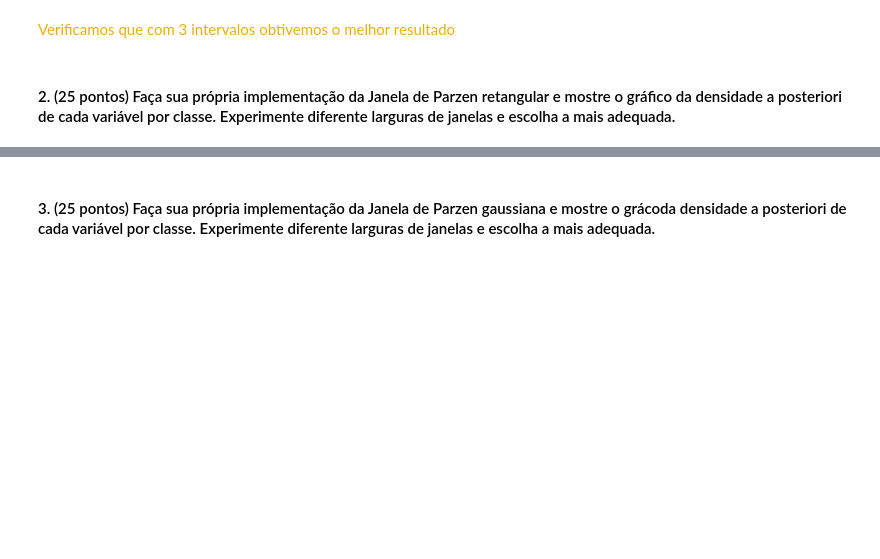
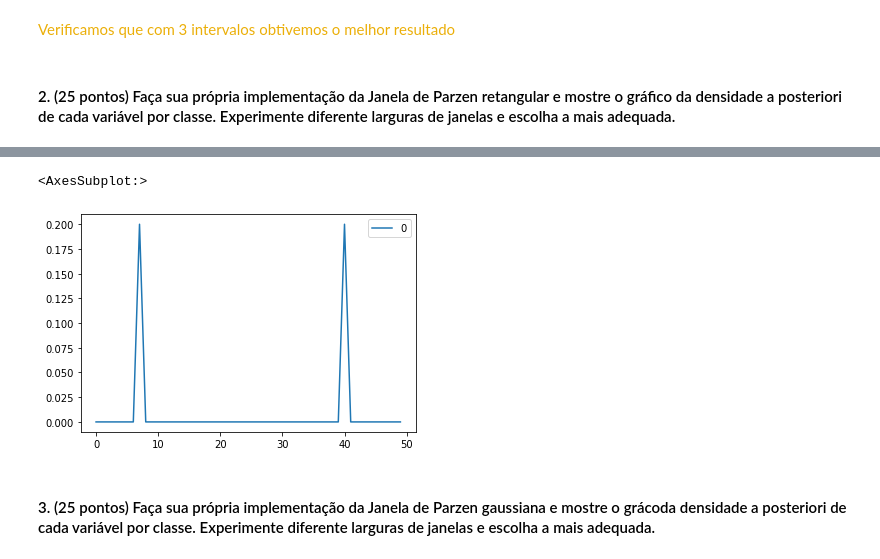
Before and after one commit to yuriresendematias/Aprendizagem-de-Maquina, a Jupyter notebook: Semana 9/Atividade9.ipynb, the cells around one changed output, grey strips where cells are left out. Drawn from its saved outputs; the diff is of its cells as text; code cells hidden in the pictures; blank space fills up the shorter version.

```diff
--- a/Semana 9/Atividade9.ipynb
+++ b/Semana 9/Atividade9.ipynb
@@ -181,3 +227,8 @@ metrics.accuracy_score(y_test_7, predict)
+# %%
+pd.DataFrame(density(0.1, 50, setosa_x, setosa.drop(['variety'], axis=1))).plot.line()
+# %% [output]
+<AxesSubplot:>
+[figure, added]
 # %% [markdown]
 #### 3. (25 pontos) Faça sua própria implementação da Janela de Parzen gaussiana e mostre o grácoda densidade a posteriori de cada variável por classe. Experimente diferente larguras de janelas e escolha a mais adequada.
 # %% [markdown]
```
Also changed, not shown: parts of 7 cells of this notebook.
